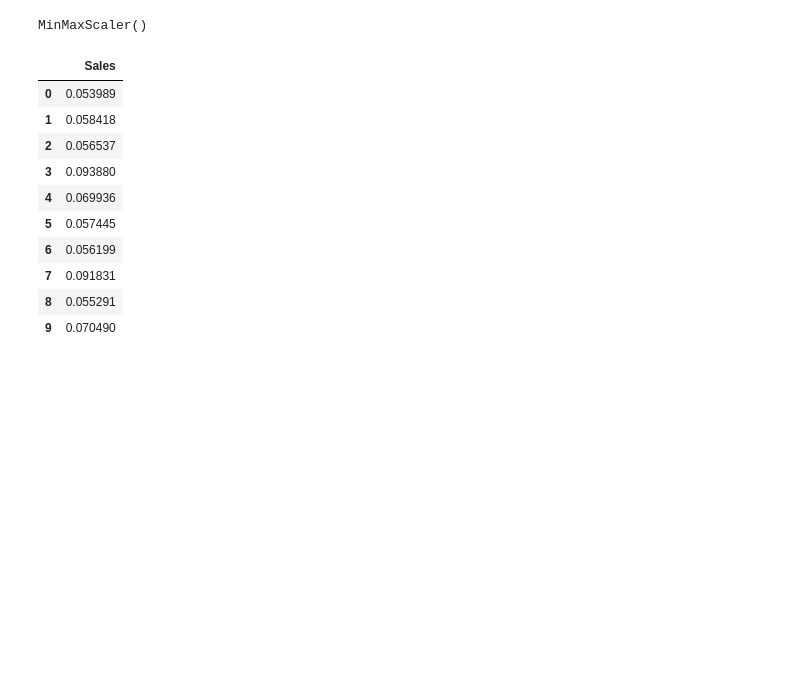
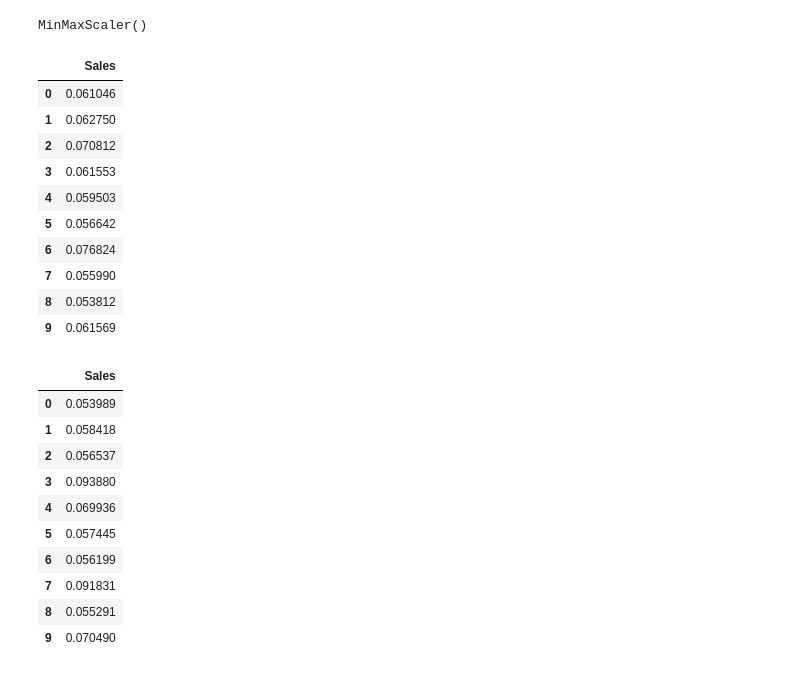
Before and after one commit to OlanreleOladeji/Demand-forecast--XGBoost, a Jupyter notebook: Products_quantity_forecasting_model_(XGB).ipynb, the cells around one changed output. Drawn from its saved outputs; the diff is of its cells as text; code cells hidden in the pictures; blank space fills up the shorter version.

```diff
--- a/Products_quantity_forecasting_model_(XGB).ipynb
+++ b/Products_quantity_forecasting_model_(XGB).ipynb
@@ -209,7 +209,19 @@ train_y_Scaled = scaler_y.transform(train_y)
 # %%
 train_y_Scaled = pd.DataFrame(train_y_Scaled, columns=['Sales'])
 # %%
-dtrain = train_y_Scaled.head(10)
+train_y_Scaled.head(10)
+# %% [output]
+|  | Sales |
+| 0 | 0.061046 |
+| 1 | 0.062750 |
+| 2 | 0.070812 |
+| 3 | 0.061553 |
+| 4 | 0.059503 |
+| 5 | 0.056642 |
+| 6 | 0.076824 |
+| 7 | 0.055990 |
+| 8 | 0.053812 |
+| 9 | 0.061569 |
 # %%
 test_y_Scaled = scaler_y.transform(test_y)
 # %%
```
Also changed, not shown: parts of 23 cells of this notebook.
